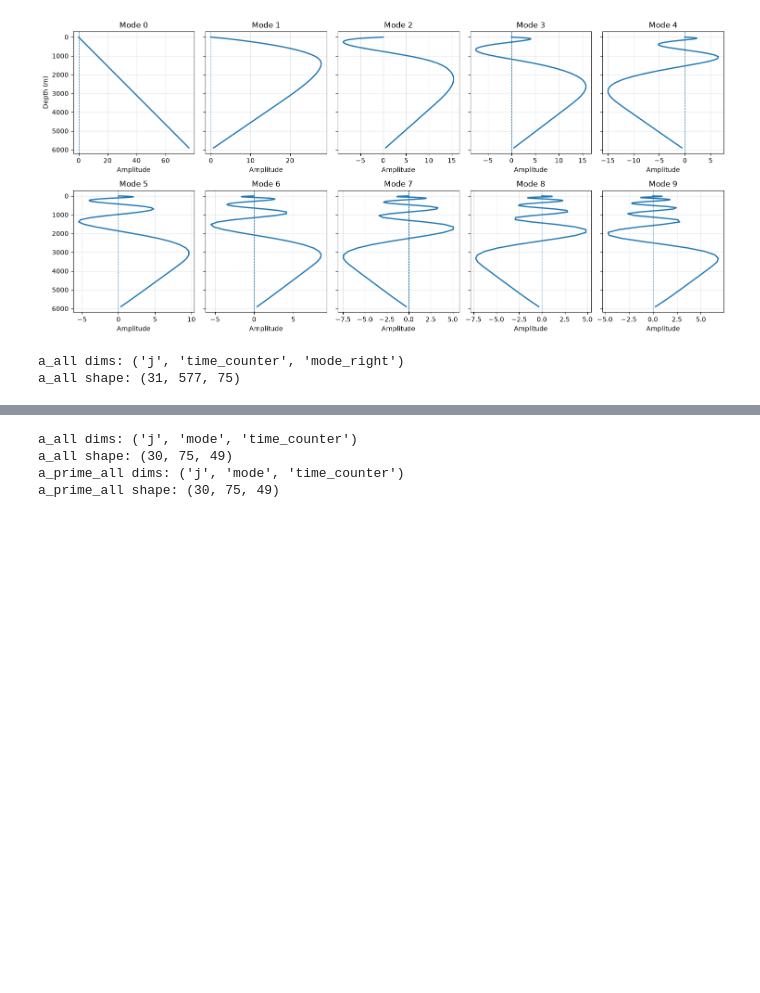
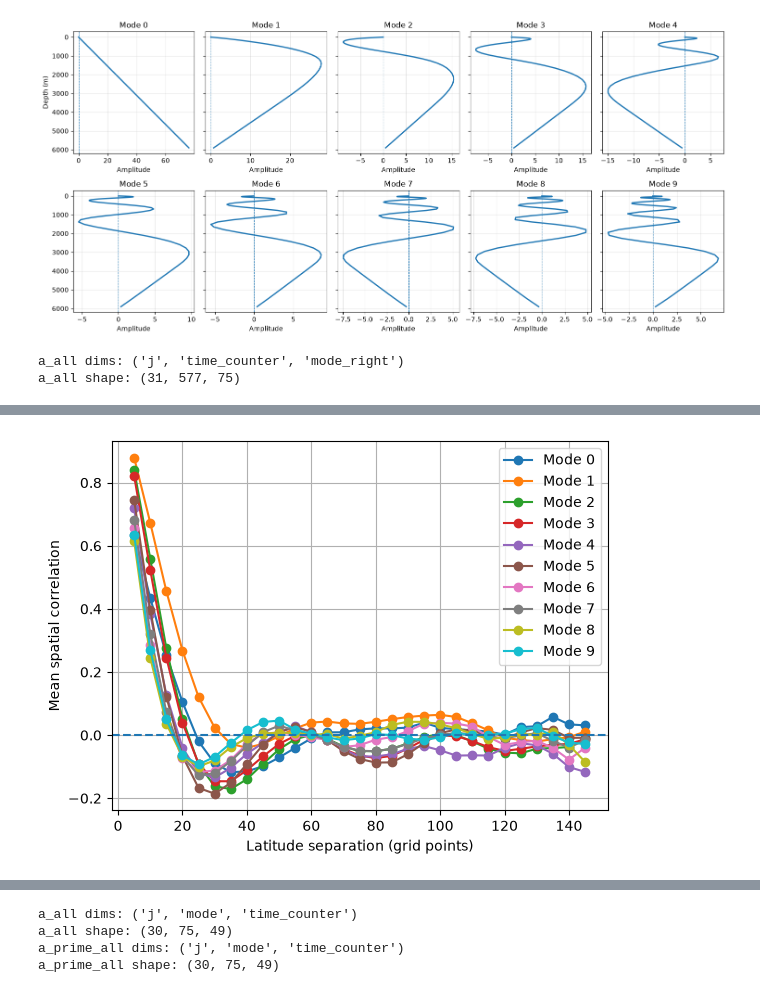
Before and after one commit to hanna-and/StreamfunctionPerturbations, a Jupyter notebook: get_rapid_data.ipynb, the cells around one changed output, grey strips where cells are left out. Saved outputs shown, nothing was run; the diff lists cells and outputs as text; code cells hidden in the pictures; blank space fills up the shorter version.

```diff
--- a/get_rapid_data.ipynb
+++ b/get_rapid_data.ipynb
@@ -321,0 +485,40 @@ plt.show()
+# %%
+# at what distance do the same modes stop being correlated with each other?
+for mode_number in range(10):
+    # choose mode x
+    mode = a_10.isel(mode_right=mode_number)
+
+    correlations = []
+    separations = []
+
+    j_values = mode.j.values
+
+    # Separation in index space
+    for lag in range(1, len(j_values)):
+
+        lag_correlations = []
+
+        for j in range(len(j_values) - lag):
+
+            signal_1 = mode.isel(j=j).values
+            signal_2 = mode.isel(j=j + lag).values
+
+            r = np.corrcoef(signal_1, signal_2)[0, 1]
+
+            lag_correlations.append(r)
+
+        # Average correlation for this separation
+        correlations.append(np.nanmean(lag_correlations))
+        separation = j_values[lag] - j_values[0]
+        separations.append(separation)
+
+    plt.plot(separations, correlations, marker="o", label=f"Mode {mode_number}")
+
+plt.axhline(0, linestyle="--")
+plt.xlabel("Latitude separation (grid points)")
+plt.ylabel("Mean spatial correlation")
+plt.legend()
+plt.grid()
+plt.show()
+# %% [output]
+[figure, added]
```
Also changed, not shown: parts of 15 cells of this notebook, 1 other file.
